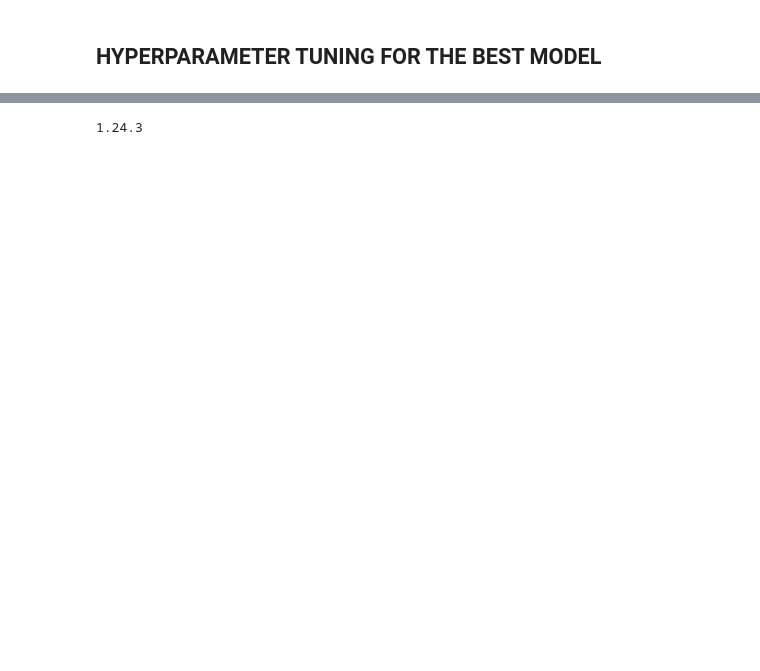
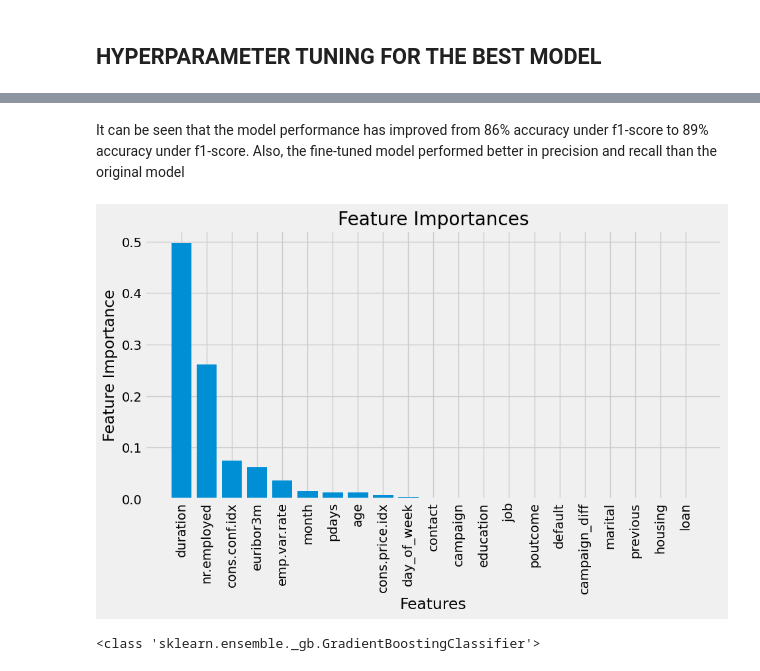
Before and after one commit to elvis-darko/AZUBI-AFRICA---TALENT-MOBILITY-PROGRAM-ASSESSMENT, a Jupyter notebook: ASSETS/dev/client_subscription.ipynb, the cells around one changed output, grey strips where cells are left out. Cells and saved outputs as stored; diff of their text form; code cells hidden in the pictures; blank space fills up the shorter version.

Commit message:
update notebook and model

```diff
--- a/ASSETS/dev/client_subscription.ipynb
+++ b/ASSETS/dev/client_subscription.ipynb
@@ -1387,7 +1438,7 @@ It should be noted that with an accuracy of 92%, the model did pretty well. Howe
 param = {
         'n_estimators': np.arange(50, 251, 50),
         'learning_rate': np.linspace(0.01, 0.2, 10),
-        'max_depth': np.arange(3, 8),
+        'max_depth': np.arange(3, 8, 24),
         }
 # %%
 # Create a Gradient Boosting classifier instance
@@ -1396,8 +1447,8 @@ gb_classifier = GradientBoostingClassifier()
 # %%
 # Create RandomSearchCV instance with cross-validation
 
-random_search = RandomizedSearchCV(estimator=gb_classifier, param_distributions=param, n_iter=10,cv=5, scoring='f1',
-                                   random_state=42, n_jobs=-1)
+random_search = RandomizedSearchCV(estimator=gb_classifier, param_distributions=param, n_iter=30,cv=5, scoring='f1',
+                                   random_state=50, n_jobs=-1)
 # %%
 # Fit the RandomSearchCV on your training data
 
@@ -1412 +1464,6 @@ RandomizedSearchCV(cv=5, estimator=GradientBoostingClassifier(), n_jobs=-1,
+# %%
+# Get the best parameters and best model
+
+best_params_random = random_search.best_params_
+best_estimator_random = random_search.best_estimator_
 # %%
@@ -1445 +1496,3 @@ weighted avg       0.85      0.85      0.85      7336
+# %% [markdown]
+It can be seen that the model performance has improved from 86% accuracy under f1-score to 89% accuracy under f1-score. Also, the fine-tuned model performed better in precision and recall than the original model
 # %%
@@ -1461,4 +1503,30 @@ plt.pyplot(plt)
-# %%
-print(np.__version__)
-# %% [output]
-1.24.3
+# %%
+plt.figure(figsize=(10,5))
+
+# Plot feature importance
+feature_importances = best_estimator_random.feature_importances_
+
+# Get feature names
+feature_names = X_train.columns
+
+# Sort feature importances in descending order
+sorted_idx = np.argsort(feature_importances)[::-1]
+
+# Plot bar chart
+plt.bar(feature_names[sorted_idx], feature_importances[sorted_idx])
+
+plt.xlabel("Features")
+
+plt.ylabel("Feature Importance")
+
+plt.title("Feature Importances")
+
+plt.xticks(rotation=90)
+
+plt.show()
+# %% [output]
+[figure, added]
+# %%
+print(type(best_estimator_random))
+# %% [output]
+<class 'sklearn.ensemble._gb.GradientBoostingClassifier'>
```
Also changed, not shown: parts of 58 cells of this notebook, 1 other file.
